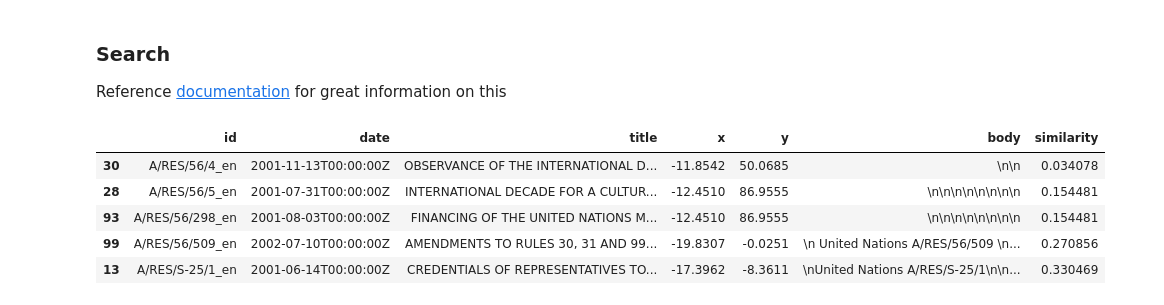
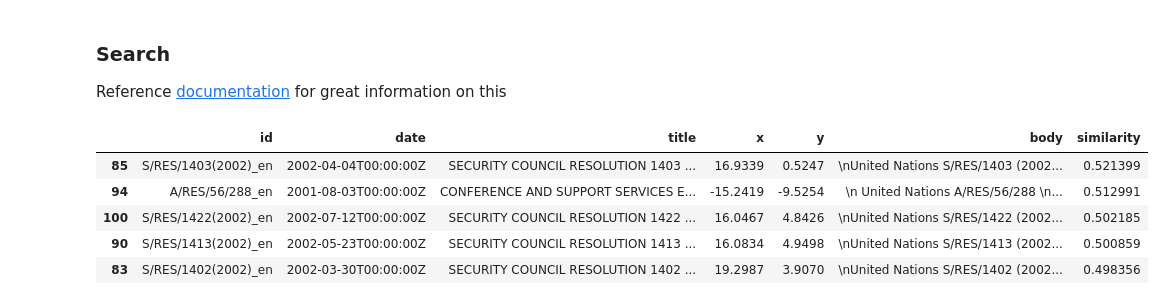
Before and after one commit to ashley-ferreira/SheHacks_7, a Jupyter notebook: unga_json.ipynb, the cells around one changed output. Cells and saved outputs as stored; diff of their text form; code cells hidden in the pictures.

Commit message:
switched order of similarity sort

```diff
--- a/unga_json.ipynb
+++ b/unga_json.ipynb
@@ -197,30 +197,33 @@ Reference [documentation](https://docs.cohere.ai/docs/semantic-search) for great
 # %%
 # semantic search on this question
 query = "What is the UN doing on Terrorism and Nuclear Weapons?"
 
 # get the query's embedding
 query_embed = co.embed(texts=[query]).embeddings
 query_embed = np.array(query_embed)
 
 
 # get most similar embeddings from resolutions
 similarity_lst = []
 for x in X:
     # x is (4096,) but want (1, 4096)
     x = x.reshape((1, 4096))
 
     # calculate cosine similarity
     similarity = cosine_similarity(x, query_embed)
     similarity_lst.append(similarity[0][0])
 
-# sort by highest similarity (CHECK)
+# sort by highest similarity
 df_all['similarity'] = similarity_lst
-df_sorted = df_all.sort_values(by=['similarity'], ascending=True)
+df_sorted = df_all.sort_values(by=['similarity'], ascending=False)
+
+# save and display data frame
+df_sorted.to_csv('unga_embeddings_all_sorted.csv', index=False)
 df_sorted.head(5)
 # %% [output]
 |  | id | date | title | x | y | body | similarity |
-| 30 | A/RES/56/4_en | 2001-11-13T00:00:00Z | OBSERVANCE OF THE INTERNATIONAL D... | -11.8542 | 50.0685 | \n\n | 0.034078 |
-| 28 | A/RES/56/5_en | 2001-07-31T00:00:00Z | INTERNATIONAL DECADE FOR A CULTUR... | -12.4510 | 86.9555 | \n\n\n\n\n\n\n\n | 0.154481 |
-| 93 | A/RES/56/298_en | 2001-08-03T00:00:00Z | FINANCING OF THE UNITED NATIONS M... | -12.4510 | 86.9555 | \n\n\n\n\n\n\n\n | 0.154481 |
-| 99 | A/RES/56/509_en | 2002-07-10T00:00:00Z | AMENDMENTS TO RULES 30, 31 AND 99... | -19.8307 | -0.0251 | \n United Nations A/RES/56/509 \n... | 0.270856 |
-| 13 | A/RES/S-25/1_en | 2001-06-14T00:00:00Z | CREDENTIALS OF REPRESENTATIVES TO... | -17.3962 | -8.3611 | \nUnited Nations A/RES/S-25/1\n\n... | 0.330469 |
+| 85 | S/RES/1403(2002)_en | 2002-04-04T00:00:00Z | SECURITY COUNCIL RESOLUTION 1403 ... | 16.9339 | 0.5247 | \nUnited Nations S/RES/1403 (2002... | 0.521399 |
+| 94 | A/RES/56/288_en | 2001-08-03T00:00:00Z | CONFERENCE AND SUPPORT SERVICES E... | -15.2419 | -9.5254 | \n United Nations A/RES/56/288 \n... | 0.512991 |
+| 100 | S/RES/1422(2002)_en | 2002-07-12T00:00:00Z | SECURITY COUNCIL RESOLUTION 1422 ... | 16.0467 | 4.8426 | \nUnited Nations S/RES/1422 (2002... | 0.502185 |
+| 90 | S/RES/1413(2002)_en | 2002-05-23T00:00:00Z | SECURITY COUNCIL RESOLUTION 1413 ... | 16.0834 | 4.9498 | \nUnited Nations S/RES/1413 (2002... | 0.500859 |
+| 83 | S/RES/1402(2002)_en | 2002-03-30T00:00:00Z | SECURITY COUNCIL RESOLUTION 1402 ... | 19.2987 | 3.9070 | \nUnited Nations S/RES/1402 (2002... | 0.498356 |
```
Also changed, not shown: parts of 7 cells of this notebook, 2 other files.
